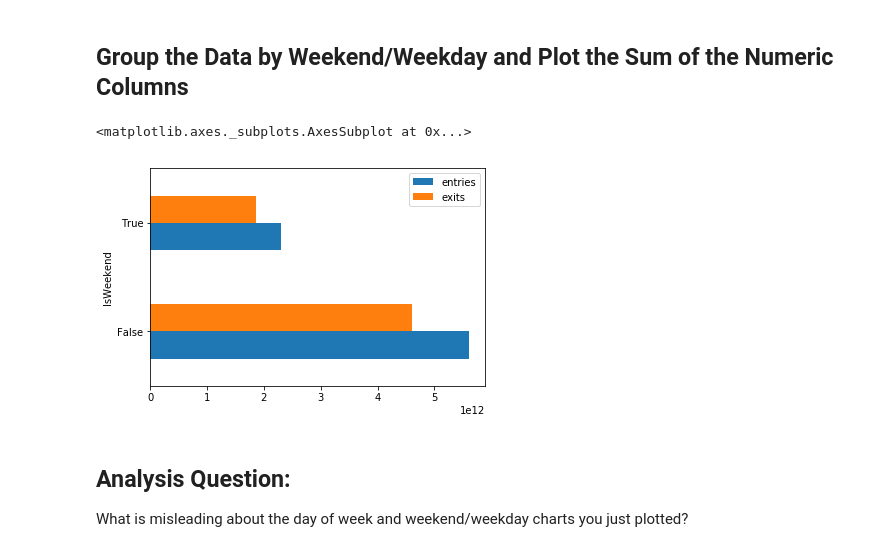
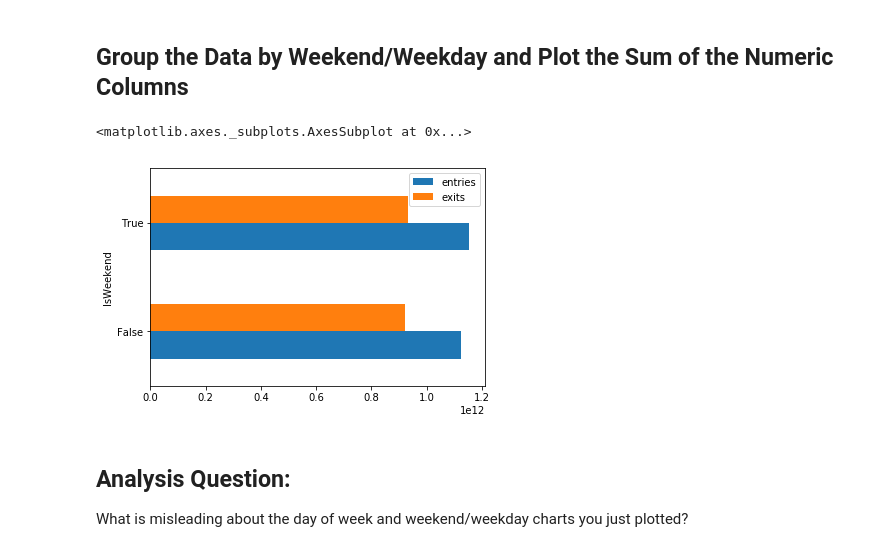
Before and after one commit to yuwenwang169/dsc-pandas-series-and-dataframes-lab-hsbc-ds-081319, a Jupyter notebook: index.ipynb, the cells around one changed output. Saved outputs shown, nothing was run; the diff lists cells and outputs as text; code cells hidden in the pictures.

```diff
--- a/index.ipynb
+++ b/index.ipynb
@@ -126,11 +126,11 @@ grouped.head()
 grouped = grouped.reset_index()
 # %%
 grouped['IsWeekend'] = grouped.dayofweek.map({'Monday':False,'Tuesday':False,'Wednesday':False,'Thursday':False,'Friday':False,'Sunday':True,'Saturday':True})
-wkend = grouped.groupby('IsWeekend').()
+wkend = grouped.groupby('IsWeekend').mean()
 wkend[['ENTRIES'.lower(), 'EXITS'.lower()]].plot(kind='barh')
 # %% [output]
 <matplotlib.axes._subplots.AxesSubplot at 0x...>
-[figure, old version]
+[figure, new version]
 # %% [markdown]
 ## Analysis Question:
 
```
